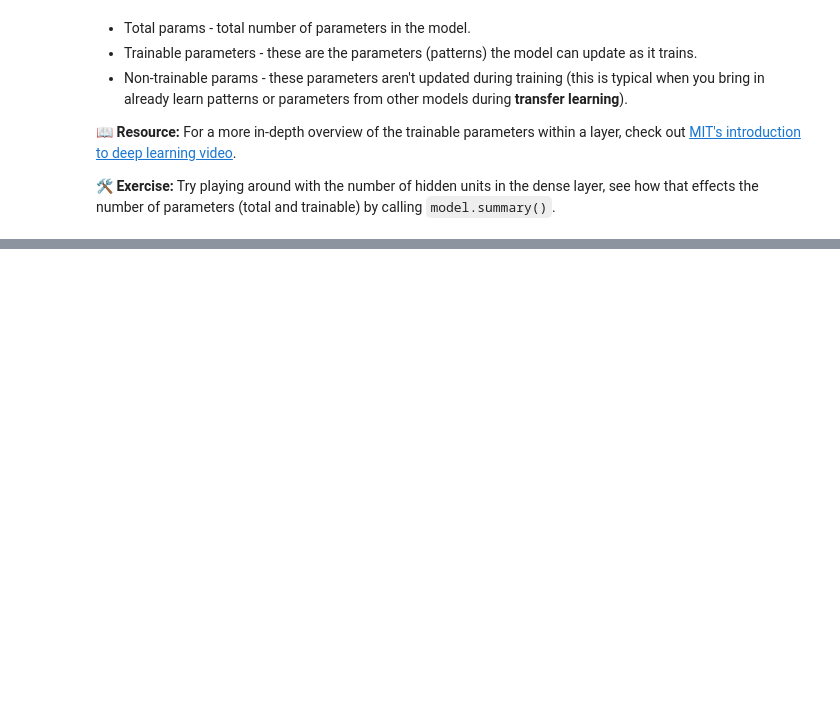
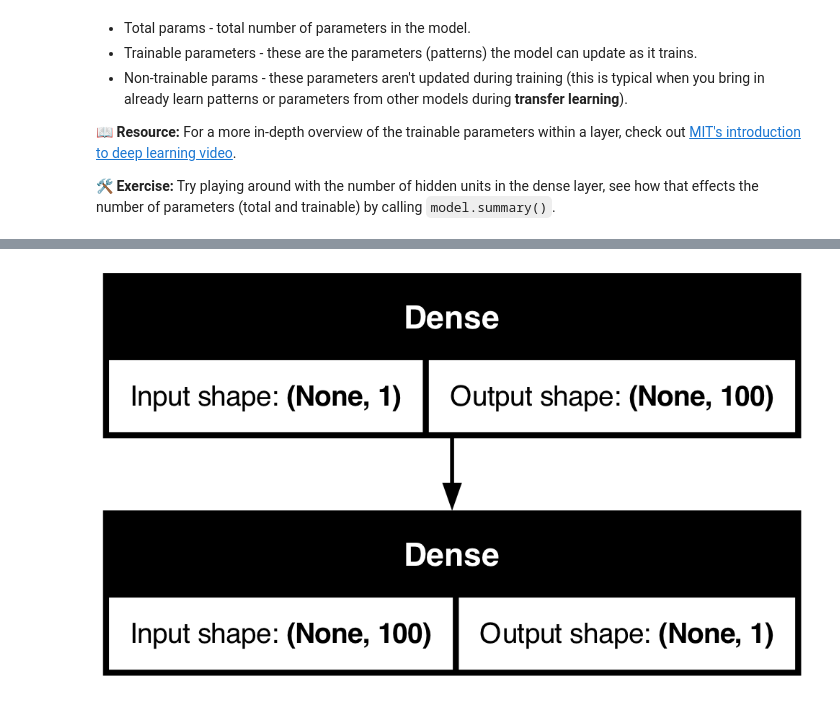
Before and after one commit to fahim-506/deep-learning-with-tensorflow, a Jupyter notebook: notebook/01_neural_network_regression.ipynb, the cells around one changed output, grey strips where cells are left out. Saved outputs shown, nothing was run; the diff lists cells and outputs as text; code cells hidden in the pictures; blank space fills up the shorter version.

```diff
--- a/notebook/01_neural_network_regression.ipynb
+++ b/notebook/01_neural_network_regression.ipynb
@@ -449,3 +449,6 @@ Model: "sequential_5"
  Trainable params: 31 (124.00 B)
  Non-trainable params: 0 (0.00 B)
 ... (12 outputs left out)
+# %%
+# Let's fit our model to the training data
+model.fit(X_train,y_train,epochs=100,verbose=0)
@@ -451,0 +473,7 @@ Model: "sequential_5"
+# %%
+# %pip install pydot
+from tensorflow.keras.utils import plot_model
+
+plot_model(model = model, show_shapes = True)
+# %% [output]
+[figure, added]
```
Also changed, not shown: parts of 91 cells of this notebook.
